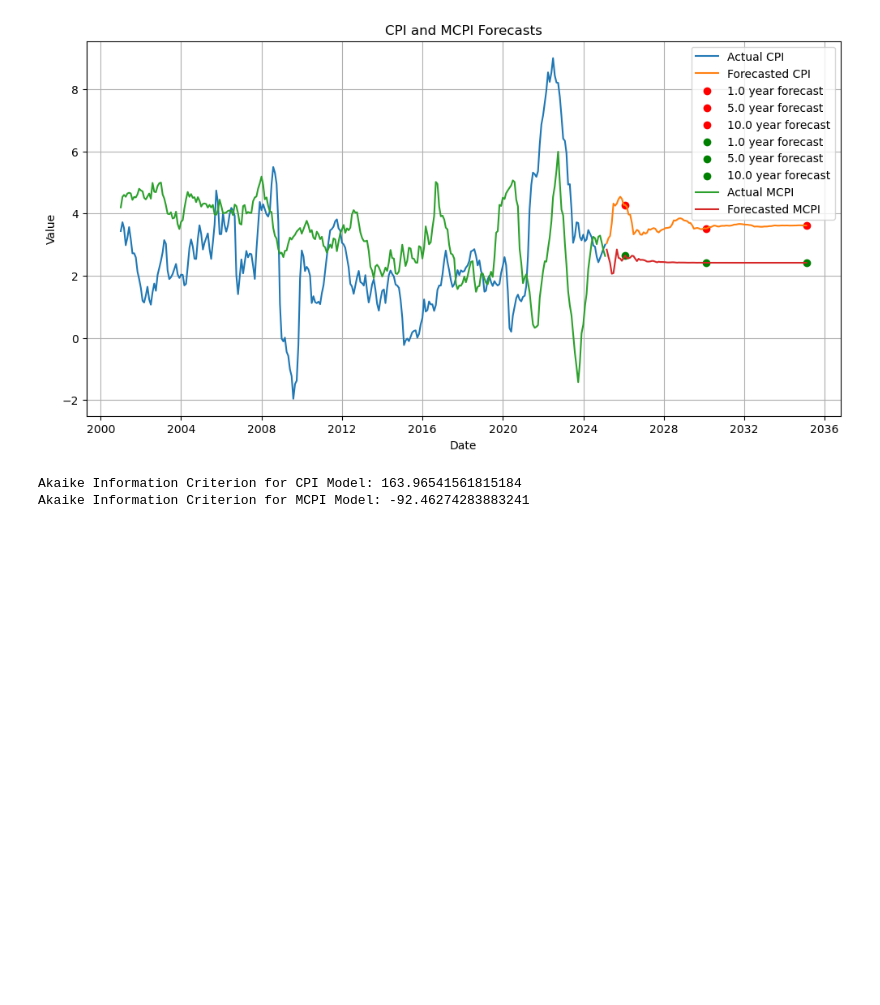
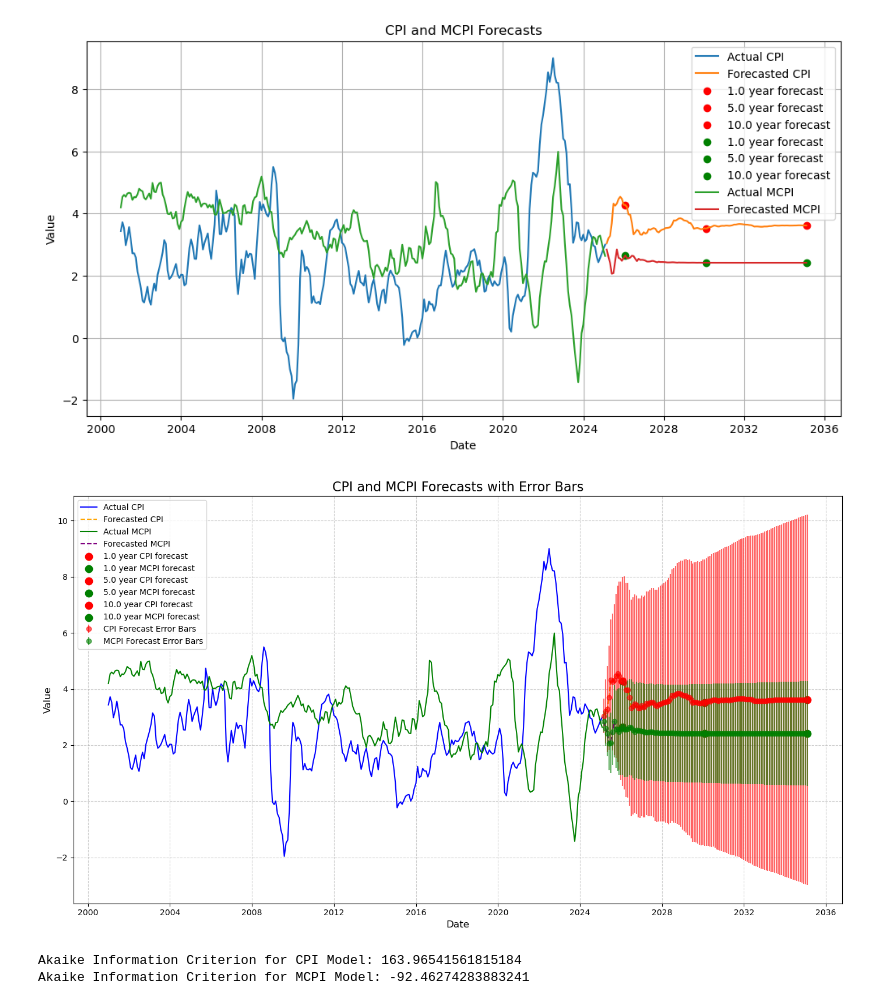
Before and after one commit to camigutie/DS4002-Project2, a Jupyter notebook: SCRIPTS/analysis.ipynb, the cells around one changed output. Cells and saved outputs as stored; diff of their text form; code cells hidden in the pictures; blank space fills up the shorter version.

Commit message:
better vis

```diff
--- a/SCRIPTS/analysis.ipynb
+++ b/SCRIPTS/analysis.ipynb
@@ -275,6 +275,56 @@ plt.savefig('../OUTPUT/trends.png')
 plt.show()
 # %% [output]
 [figure]
+# %%
+# Visualization
+plt.figure(figsize=(14, 8))  # Increase figure size for better readability
+
+# Actual CPI and MCPI
+plt.plot(df_sarima.index, df_sarima['cpi'], label='Actual CPI', color='blue', linewidth=1.5)
+plt.plot(forecast_index_cpi, forecast_cpi, label='Forecasted CPI', color='orange', linestyle='--', linewidth=1.5)
+
+# Adding error bars for CPI with transparency
+plt.errorbar(
+    forecast_index_cpi, forecast_cpi,
+    yerr=[forecast_cpi - conf_int_cpi[:, 0], conf_int_cpi[:, 1] - forecast_cpi],
+    fmt='o', color='red', alpha=0.6, label='CPI Forecast Error Bars'
+)
+
+# Actual MCPI
+plt.plot(df_sarima.index, df_sarima['mcpi'], label='Actual MCPI', color='green', linewidth=1.5)
+plt.plot(forecast_index_mcpi, forecast_mcpi, label='Forecasted MCPI', color='purple', linestyle='--', linewidth=1.5)
+
+# Adding error bars for MCPI with transparency
+plt.errorbar(
+    forecast_index_mcpi, forecast_mcpi,
+    yerr=[forecast_mcpi - conf_int_mcpi[:, 0], conf_int_mcpi[:, 1] - forecast_mcpi],
+    fmt='o', color='green', alpha=0.6, label='MCPI Forecast Error Bars'
+)
+
+# Scatter plot for forecast points with larger markers
+for i in future_steps:
+    plt.scatter(
+        forecast_index_cpi[i-1], forecast_cpi.iloc[i-1],
+        marker='o', color='red', s=80, label=f'{i/12:.1f} year CPI forecast'
+    )
+    plt.scatter(
+        forecast_index_mcpi[i-1], forecast_mcpi.iloc[i-1],
+        marker='o', color='green', s=80, label=f'{i/12:.1f} year MCPI forecast'
+    )
+
+# Labeling and styling
+plt.xlabel('Date', fontsize=12)
+plt.ylabel('Value', fontsize=12)
+plt.title('CPI and MCPI Forecasts with Error Bars', fontsize=16)
+plt.legend(loc='upper left', fontsize=10)  # Adjust legend position to avoid overlap
+plt.grid(True, linestyle='--', alpha=0.6)  # Add grid with lighter lines
+
+# Save and show the plot
+plt.tight_layout()  # Adjust layout to prevent clipping of labels or legend
+plt.savefig('../OUTPUT/trends_with_error_bars.png')
+plt.show()
+# %% [output]
+[figure, added]
 # %%
 print(f"Akaike Information Criterion for CPI Model: {sarima_cpi_model.aic()}")
 print(f"Akaike Information Criterion for MCPI Model: {sarima_mcpi_model.aic()}")
```
Also changed, not shown: 1 other file.
